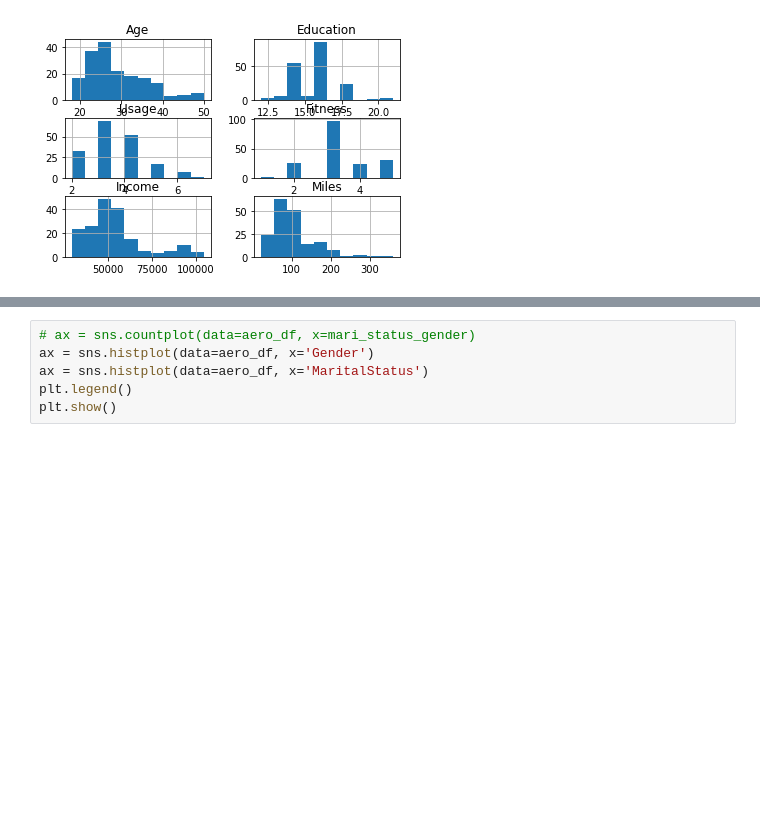
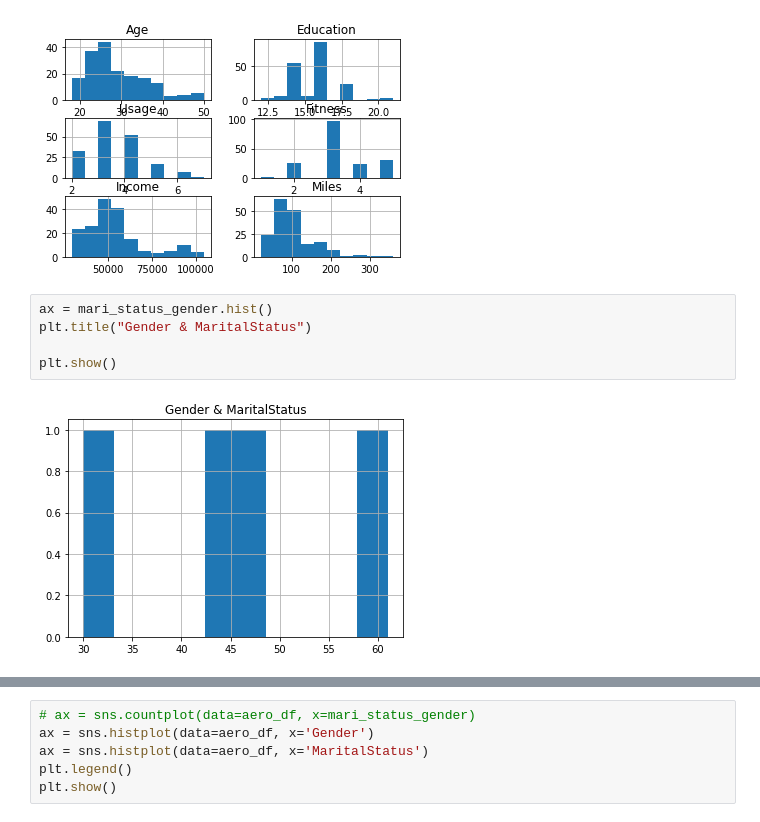
Before and after one commit to pkmariya/Python, a Jupyter notebook: AerofitCaseStudy_Mariya_DSMLJune22.ipynb, the cells around one changed output, grey strips where cells are left out. Drawn from its saved outputs; the diff is of its cells as text; blank space fills up the shorter version.

```diff
--- a/AerofitCaseStudy_Mariya_DSMLJune22.ipynb
+++ b/AerofitCaseStudy_Mariya_DSMLJune22.ipynb
@@ -204,3 +211,10 @@ aero_df.hist()
 plt.show()
 # %% [output]
 [figure]
+# %%
+ax = mari_status_gender.hist()
+plt.title("Gender & MaritalStatus")
+
+plt.show()
+# %% [output]
+[figure, added]
```
Also changed, not shown: parts of 4 cells of this notebook.
